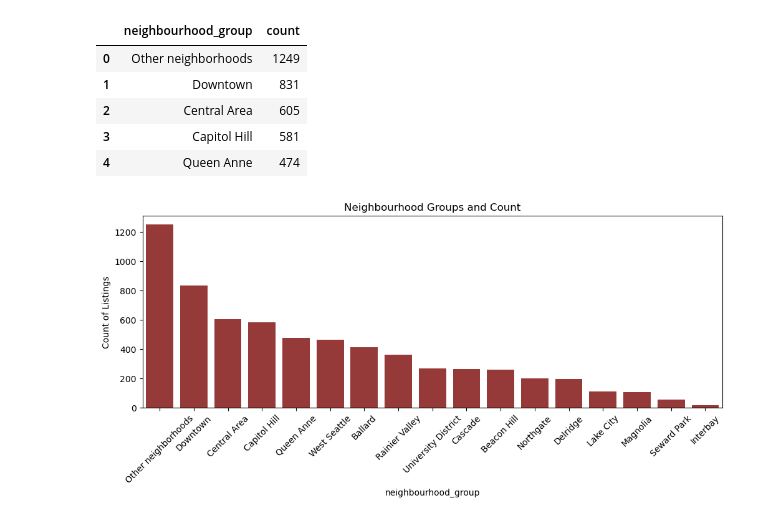
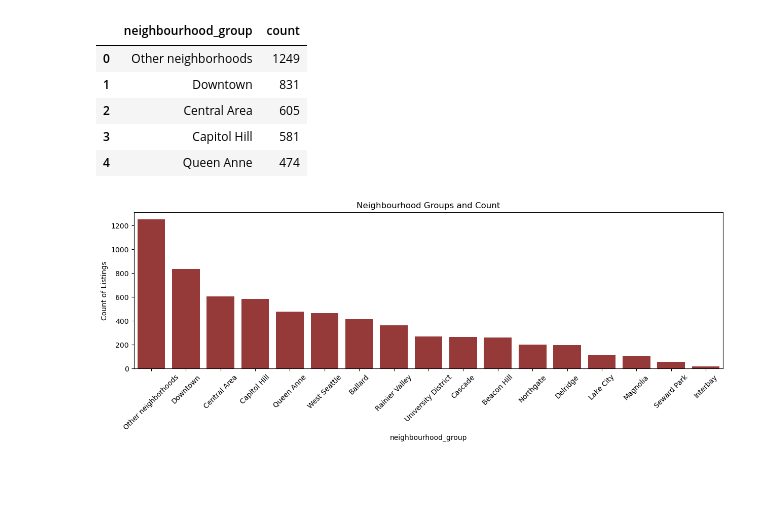
Before and after one commit to sagarbarge/Seattle-Airbnb-Open-Data-, a Jupyter notebook: Seattle Airbnb Open Data - SQL Project.ipynb, the cells around one changed output. Drawn from its saved outputs; the diff is of its cells as text; code cells hidden in the pictures; blank space fills up the shorter version.

```diff
--- a/Seattle Airbnb Open Data - SQL Project.ipynb
+++ b/Seattle Airbnb Open Data - SQL Project.ipynb
@@ -264,14 +264,14 @@ df_nbr.head()
 | 4 | Queen Anne | 474 |
 # %%
 # neighbourhood_group wise count of listings
-plt.figure(figsize=(12,4))
+plt.figure(figsize=(15,4))
 sns.barplot(data=df_nbr, x='neighbourhood_group', y='count', color='brown')
 plt.title('Neighbourhood Groups and Count')
 plt.ylabel('Count of Listings')
 plt.xticks(rotation= 45)
 plt.show()
 # %% [output]
-[figure, old version]
+[figure, new version]
 # %%
 df_lis.head(2)
 # %% [output]
```
Also changed, not shown: parts of 34 cells of this notebook.
